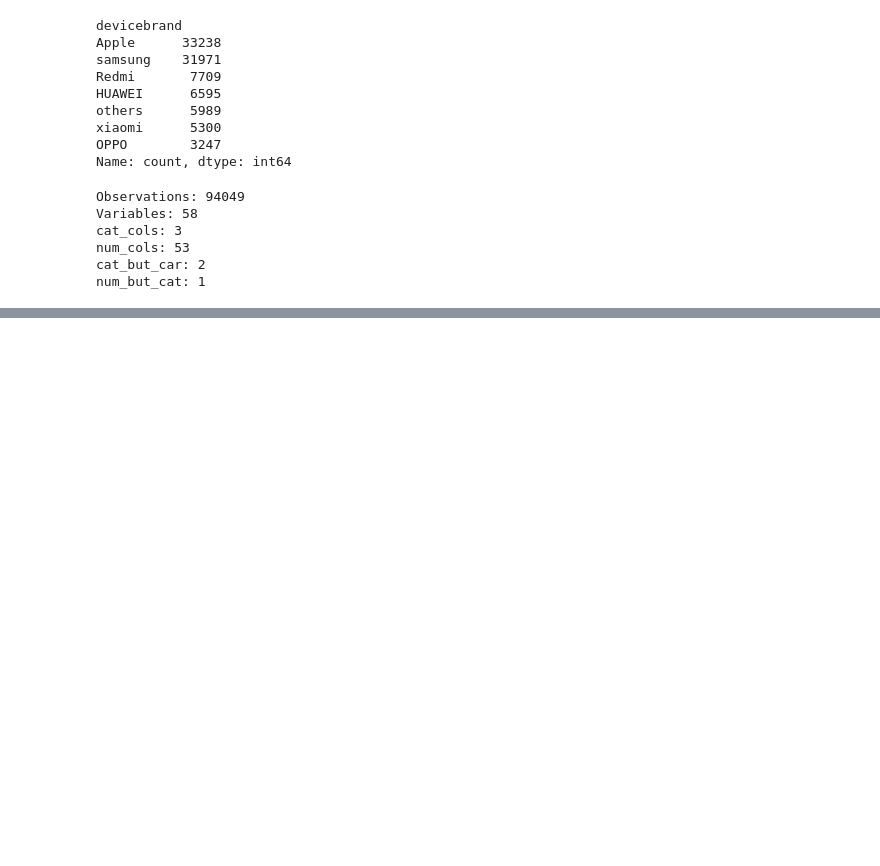
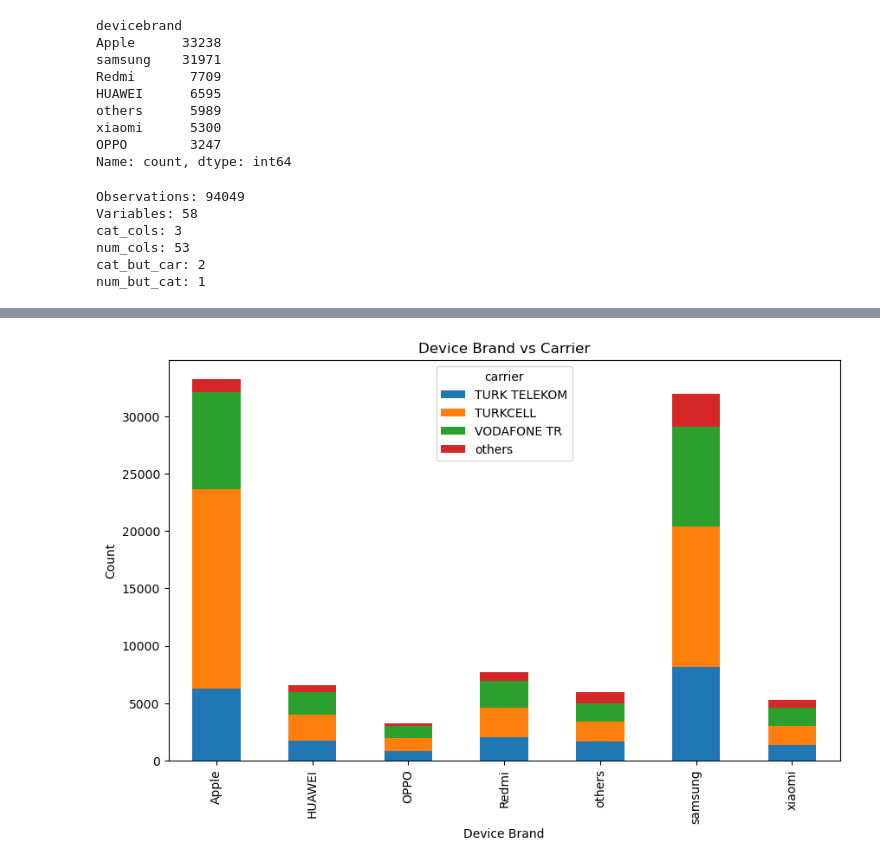
Before and after one commit to yuuIind/is-bankasi-ML-challenge-5, a Jupyter notebook: menu_pred.ipynb, the cells around one changed output, grey strips where cells are left out. Cells and saved outputs as stored; diff of their text form; code cells hidden in the pictures; blank space fills up the shorter version.

```diff
--- a/menu_pred.ipynb
+++ b/menu_pred.ipynb
@@ -287,0 +225,13 @@ df.head()
+# %%
+grouped = df.groupby(['devicebrand', 'carrier']).size().reset_index(name='count')
+
+pivot = grouped.pivot(index='devicebrand', columns='carrier', values='count')
+
+ax = pivot.plot(kind='bar', stacked=True, figsize=(10, 6))
+
+ax.set_title('Device Brand vs Carrier')
+ax.set_xlabel('Device Brand')
+ax.set_ylabel('Count')
+plt.show()
+# %% [output]
+[figure, added]
```
Also changed, not shown: parts of 27 cells of this notebook.
